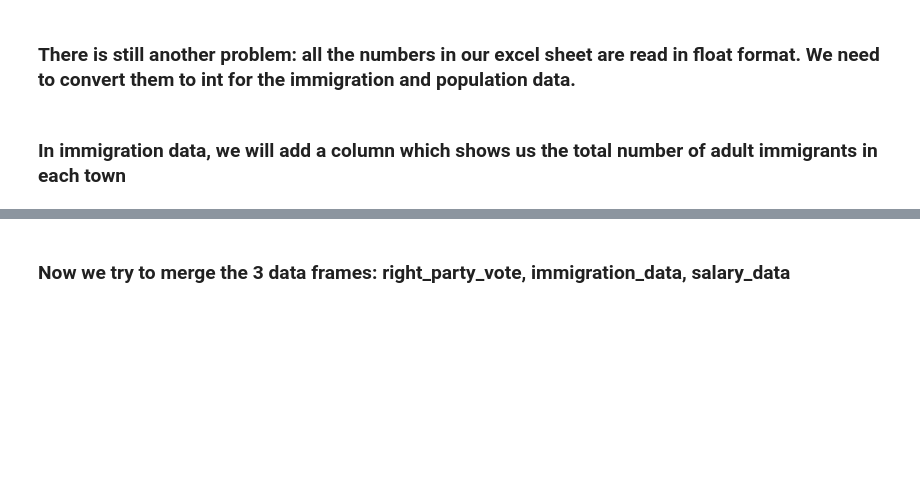
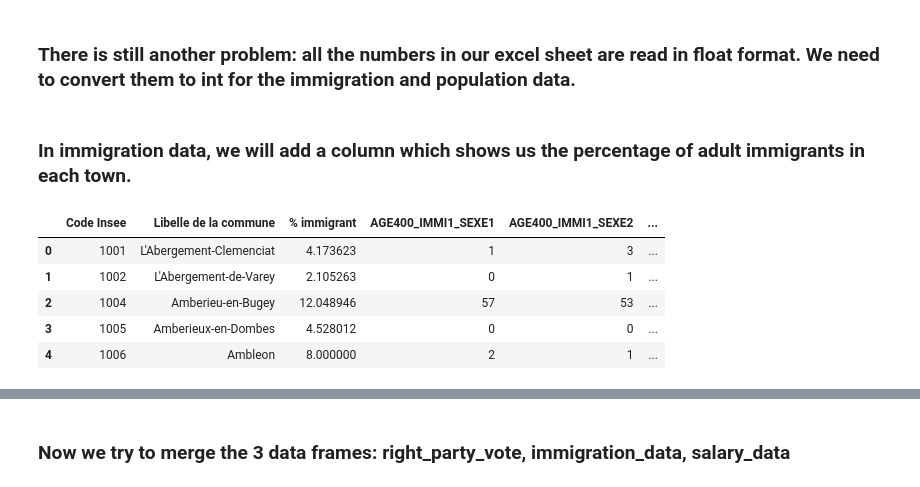
Before and after one commit to du-phan/Electoral-Analysis, a Jupyter notebook: supplementary_data_cleaning.ipynb, the cells around one changed output, grey strips where cells are left out. Cells and saved outputs as stored; diff of their text form; code cells hidden in the pictures; blank space fills up the shorter version.

```diff
--- a/supplementary_data_cleaning.ipynb
+++ b/supplementary_data_cleaning.ipynb
@@ -86,18 +86,30 @@ def float_to_int(data):
 immigration_data = float_to_int(immigration_data)
 population_data = float_to_int(population_data)
 # %% [markdown]
-### In immigration data, we will add a column which shows us the total number of adult immigrants  in each town
+### In immigration data, we will add a column which shows us the percentage of adult immigrants  in each town.
 # %%
 def add_total_immigrant_variable(data):
     new_data = data.copy()
     variable_list = []
+    sum_list = []
     for variable in data.columns.tolist():
-        if 'IMMI1' in variable and 'AGE400' not in variable:
-            variable_list.append(variable)
-    new_data['Total immigrant'] = new_data[variable_list].sum(axis=1)
+        if 'IMMI' in variable and 'AGE400' not in variable:
+            sum_list.append(variable)
+            if 'IMMI1' in variable:
+                variable_list.append(variable)
+    new_data['% immigrant'] = (new_data[variable_list].sum(axis=1)/ new_data[sum_list].sum(axis=1)) * 100
     col = new_data.columns.tolist()
     col = col[:2] + col[-1:] + col[2:-1]
     new_data = new_data[col]
     return new_data
 # %%
 immigration_data = add_total_immigrant_variable(immigration_data)
+# %%
+immigration_data.head()
+# %% [output]
+|  | Code Insee | Libelle de la commune | % immigrant | AGE400_IMMI1_SEXE1 | AGE400_IMMI1_SEXE2 | ... |
+| 0 | 1001 | L'Abergement-Clemenciat | 4.173623 | 1 | 3 | ... |
+| 1 | 1002 | L'Abergement-de-Varey | 2.105263 | 0 | 1 | ... |
+| 2 | 1004 | Amberieu-en-Bugey | 12.048946 | 57 | 53 | ... |
+| 3 | 1005 | Amberieux-en-Dombes | 4.528012 | 0 | 0 | ... |
+| 4 | 1006 | Ambleon | 8.000000 | 2 | 1 | ... |
```
Also changed, not shown: parts of 5 cells of this notebook.
